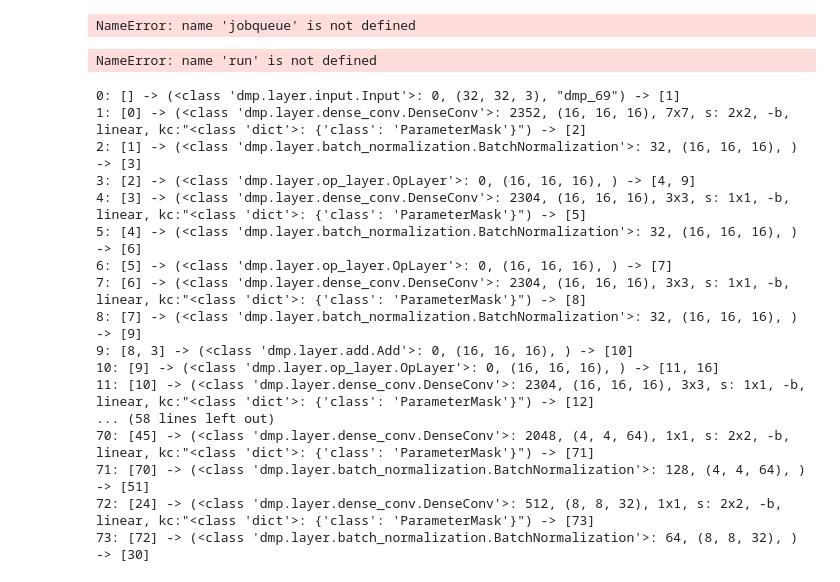
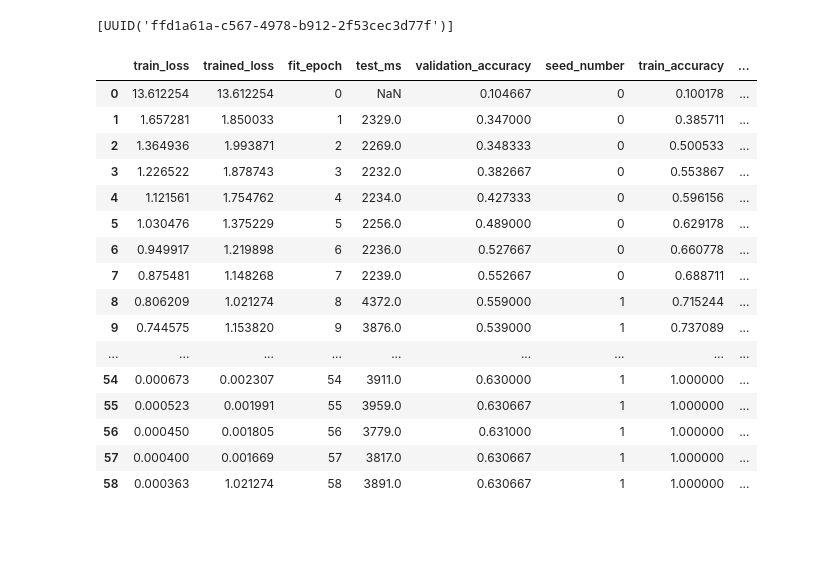
Before and after one commit to NREL/BUTTER-Empirical-Deep-Learning-Experimental-Framework, a Jupyter notebook: example/database_query_example.ipynb, the cells around one changed output. Saved outputs shown, nothing was run; the diff lists cells and outputs as text; code cells hidden in the pictures; blank space fills up the shorter version.

```diff
--- a/example/database_query_example.ipynb
+++ b/example/database_query_example.ipynb
@@ -20,8 +20,13 @@ import matplotlib.pyplot as plt
 import numpy as np
 import os
 import datetime
+import sys
 
 import dmp.keras_interface.model_serialization as model_serialization
 from dmp.task.experiment.training_experiment.training_epoch import TrainingEpoch
 
 pd.options.display.max_seq_items = None
+np.set_printoptions(threshold=sys.maxsize)
+pd.set_option("display.max_colwidth", None)
+pd.set_option("display.max_rows", None)
+pd.set_option("display.max_columns", None)
@@ -99,6 +96,7 @@ def flatten_json(json_obj, parent_key="", separator="_"):
 
 
 # AND id IN ('65ef3809-d900-4f86-9591-ff434351b1bc', 'b67d2005-70dc-46e8-969f-3021234e4908')
+# IN ('95475c6f-2cdd-4d0e-96b7-147ead863143', 'dec62d55-92e2-45a1-939b-321dfc7617a5')
 
 experiment_id = 0
 run_command = {}
@@ -116,13 +114,12 @@ SELECT
 FROM
     run r
 WHERE TRUE
-    AND id IN ('95475c6f-2cdd-4d0e-96b7-147ead863143', 'dec62d55-92e2-45a1-939b-321dfc7617a5')
+    AND id = 'ffd1a61a-c567-4978-b912-2f53cec3d77f'
 ;
 """
         )
 
         cursor.execute(query, binary=True)
-
 
         for row in cursor.fetchall():
             run_id = row[0]
@@ -157,10 +154,30 @@ WHERE TRUE
 history = pd.concat(dataframes, ignore_index=True, axis=0)
 
 history.sort_values(
-    ["experiment_id", "run_id", "fit_number", "fit_epoch", "epoch"], inplace=True
+    ["experiment_id", "run_id", "fit_number", "fit_epoch", ], inplace=True
 )
 
 # history.describe()
 sorted(history["run_id"].unique())
 # %% [output]
-NameError: name 'jobqueue' is not defined
+[UUID('ffd1a61a-c567-4978-b912-2f53cec3d77f')]
+# %%
+history[history['fit_number'] == 0]
+# %% [output]
+|  | train_loss | trained_loss | fit_epoch | test_ms | validation_accuracy | seed_number | train_accuracy | ... |
+| 0 | 13.612254 | 13.612254 | 0 | NaN | 0.104667 | 0 | 0.100178 | ... |
+| 1 | 1.657281 | 1.850033 | 1 | 2329.0 | 0.347000 | 0 | 0.385711 | ... |
+| 2 | 1.364936 | 1.993871 | 2 | 2269.0 | 0.348333 | 0 | 0.500533 | ... |
+| 3 | 1.226522 | 1.878743 | 3 | 2232.0 | 0.382667 | 0 | 0.553867 | ... |
+| 4 | 1.121561 | 1.754762 | 4 | 2234.0 | 0.427333 | 0 | 0.596156 | ... |
+| 5 | 1.030476 | 1.375229 | 5 | 2256.0 | 0.489000 | 0 | 0.629178 | ... |
+| 6 | 0.949917 | 1.219898 | 6 | 2236.0 | 0.527667 | 0 | 0.660778 | ... |
+| 7 | 0.875481 | 1.148268 | 7 | 2239.0 | 0.552667 | 0 | 0.688711 | ... |
+| 8 | 0.806209 | 1.021274 | 8 | 4372.0 | 0.559000 | 1 | 0.715244 | ... |
+| 9 | 0.744575 | 1.153820 | 9 | 3876.0 | 0.539000 | 1 | 0.737089 | ... |
+| ... | ... | ... | ... | ... | ... | ... | ... | ... |
+| 54 | 0.000673 | 0.002307 | 54 | 3911.0 | 0.630000 | 1 | 1.000000 | ... |
+| 55 | 0.000523 | 0.001991 | 55 | 3959.0 | 0.630667 | 1 | 1.000000 | ... |
+| 56 | 0.000450 | 0.001805 | 56 | 3779.0 | 0.631000 | 1 | 1.000000 | ... |
+| 57 | 0.000400 | 0.001669 | 57 | 3817.0 | 0.630667 | 1 | 1.000000 | ... |
+| 58 | 0.000363 | 1.021274 | 58 | 3891.0 | 0.630667 | 1 | 1.000000 | ... |
@@ -170,27 +189,7 @@ dataset, metrics, loss_metric = experiment._load_and_prepare_dataset()
 network = experiment._make_network(experiment.model)
 keras_model = experiment
 network.summary()
-# %% [output]
-NameError: name 'run' is not defined
 # %%
 print(network.structure.summary())
-# %% [output]
-0: [] -> (<class 'dmp.layer.input.Input'>: 0, (32, 32, 3), "dmp_69") -> [1]
-1: [0] -> (<class 'dmp.layer.dense_conv.DenseConv'>: 2352, (16, 16, 16), 7x7, s: 2x2, -b, linear, kc:"<class 'dict'>: {'class': 'ParameterMask'}") -> [2]
-2: [1] -> (<class 'dmp.layer.batch_normalization.BatchNormalization'>: 32, (16, 16, 16), ) -> [3]
-3: [2] -> (<class 'dmp.layer.op_layer.OpLayer'>: 0, (16, 16, 16), ) -> [4, 9]
-4: [3] -> (<class 'dmp.layer.dense_conv.DenseConv'>: 2304, (16, 16, 16), 3x3, s: 1x1, -b, linear, kc:"<class 'dict'>: {'class': 'ParameterMask'}") -> [5]
-5: [4] -> (<class 'dmp.layer.batch_normalization.BatchNormalization'>: 32, (16, 16, 16), ) -> [6]
-6: [5] -> (<class 'dmp.layer.op_layer.OpLayer'>: 0, (16, 16, 16), ) -> [7]
-7: [6] -> (<class 'dmp.layer.dense_conv.DenseConv'>: 2304, (16, 16, 16), 3x3, s: 1x1, -b, linear, kc:"<class 'dict'>: {'class': 'ParameterMask'}") -> [8]
-8: [7] -> (<class 'dmp.layer.batch_normalization.BatchNormalization'>: 32, (16, 16, 16), ) -> [9]
-9: [8, 3] -> (<class 'dmp.layer.add.Add'>: 0, (16, 16, 16), ) -> [10]
-10: [9] -> (<class 'dmp.layer.op_layer.OpLayer'>: 0, (16, 16, 16), ) -> [11, 16]
-11: [10] -> (<class 'dmp.layer.dense_conv.DenseConv'>: 2304, (16, 16, 16), 3x3, s: 1x1, -b, linear, kc:"<class 'dict'>: {'class': 'ParameterMask'}") -> [12]
-... (58 lines left out)
-70: [45] -> (<class 'dmp.layer.dense_conv.DenseConv'>: 2048, (4, 4, 64), 1x1, s: 2x2, -b, linear, kc:"<class 'dict'>: {'class': 'ParameterMask'}") -> [71]
-71: [70] -> (<class 'dmp.layer.batch_normalization.BatchNormalization'>: 128, (4, 4, 64), ) -> [51]
-72: [24] -> (<class 'dmp.layer.dense_conv.DenseConv'>: 512, (8, 8, 32), 1x1, s: 2x2, -b, linear, kc:"<class 'dict'>: {'class': 'ParameterMask'}") -> [73]
-73: [72] -> (<class 'dmp.layer.batch_normalization.BatchNormalization'>: 64, (8, 8, 32), ) -> [30]
 # %%
 print(history.columns)
```
Also changed, not shown: parts of 31 cells of this notebook, 18 other files.
